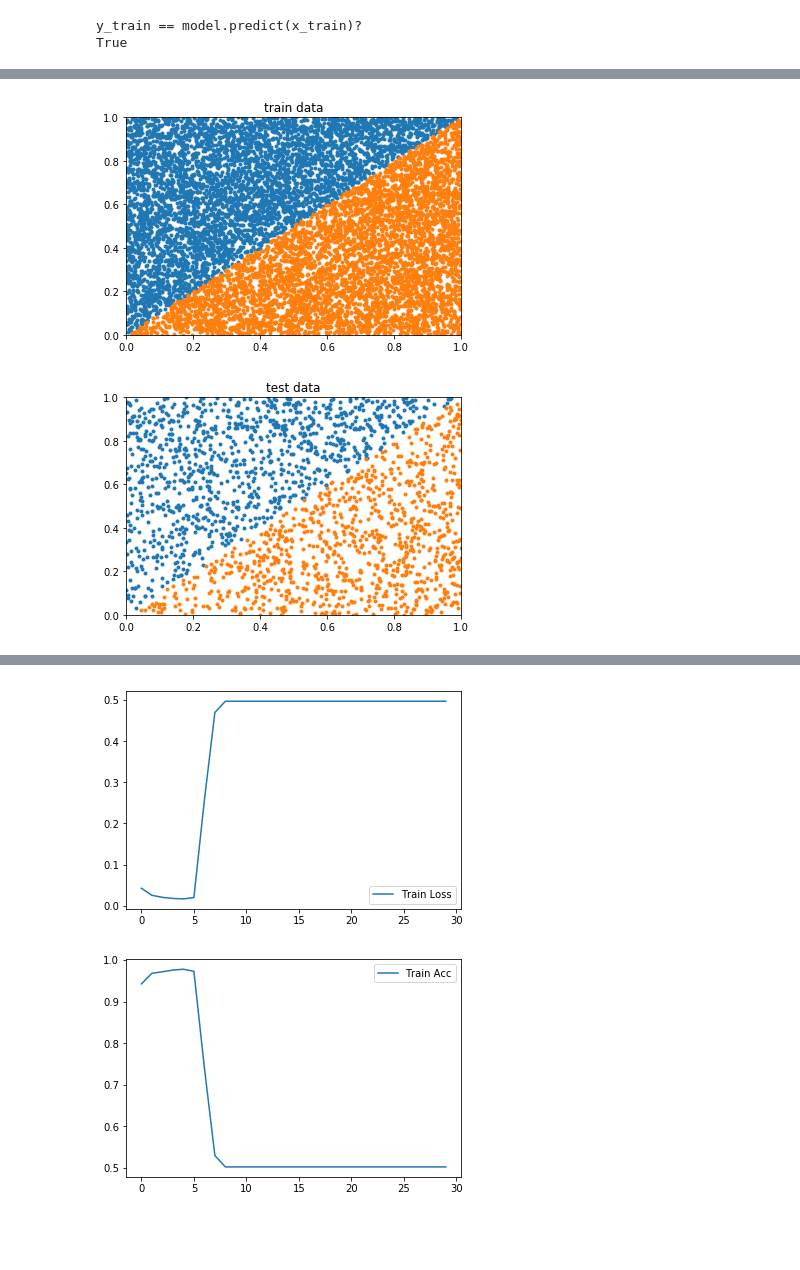
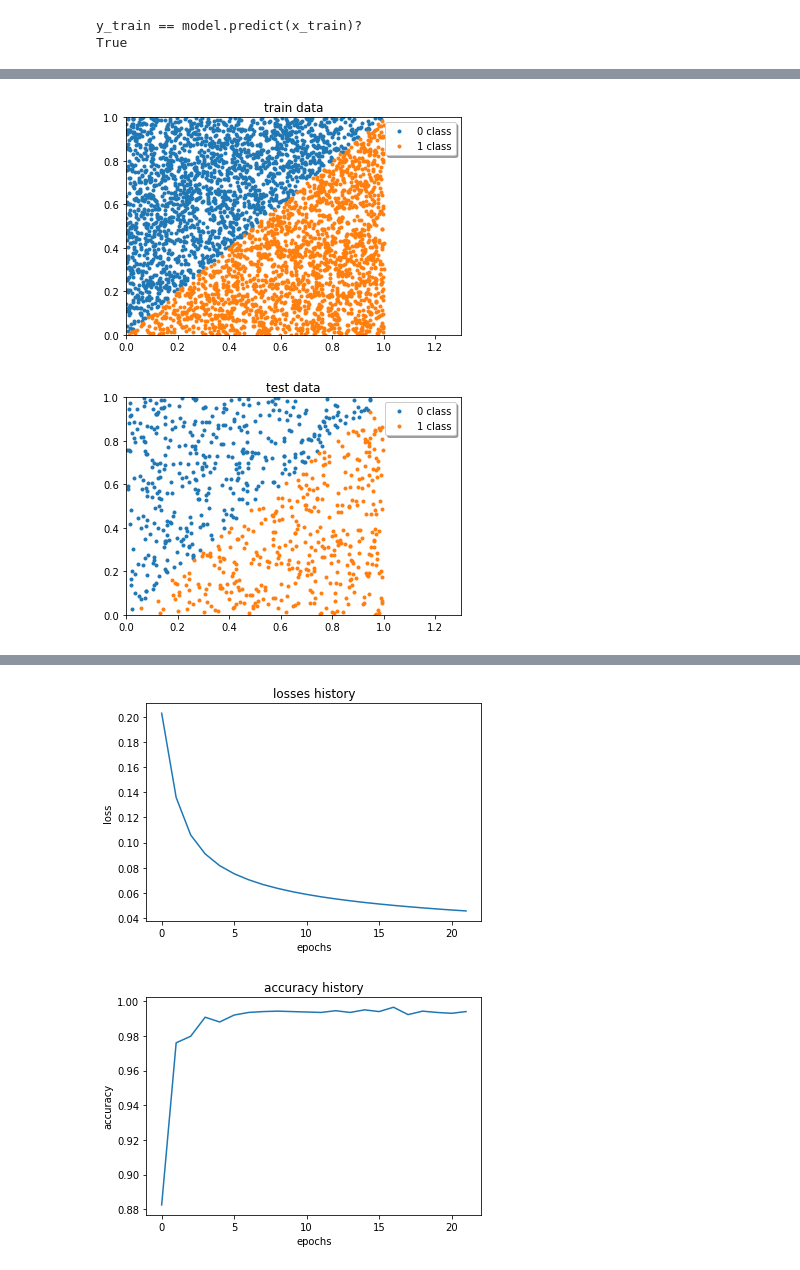
Before and after one commit to DanilaEremenko/NeuralNetwork, a Jupyter notebook: LABS/FirstLab/FirstReport.ipynb, the cells around one changed output, grey strips where cells are left out. Saved outputs shown, nothing was run; the diff lists cells and outputs as text; code cells hidden in the pictures; blank space fills up the shorter version.

```diff
--- a/LABS/FirstLab/FirstReport.ipynb
+++ b/LABS/FirstLab/FirstReport.ipynb
@@ -243,50 +226,44 @@ print(right / float(train_size) * 100, "%")
 # %%
-#5
+#5.1
 
-#Imports from standarts libraries
-from keras import Sequential
+import E_Flatness_Classificator_Data as dataset5
+from keras import Sequential, callbacks
 from keras.layers import Dense
 from keras.optimizers import SGD
 
+import ADDITIONAL.GUI_REPORTER as gr
 
-#Imports from local packages
-import ADDITIONAL.GUI_REPORTER as gr
-import E_Flatness_Classificator_Data as dataset5
+if __name__ == '__main__':
+    train_size = 4000
 
+    first_layer_nur = 1
+    lr = 0.3
+    batch_size = 20
+    epochs = 50
+    verbose = 1
 
-train_size = 10000
+    # func_type=[lin,n_lin]
+    (x_train, y_train), (x_test, y_test) = dataset5.load_data(train_size=train_size, show=True, k=1, b=0,
+                                                              func_type='lin')
 
-first_layer_nur = 40
-second_layer_nur = 20
-third_layer_nur = 5
-lr = 0.65
-batch_size = 15
-epochs = 30
-verbose = 1
+    model = Sequential()
 
-# func_type=[lin,n_lin]
-(x_train, y_train), (x_test, y_test) = dataset5.load_data(train_size=train_size, show=True, k=1, b=0,
-                                                          func_type='lin')
+    model.add(Dense(1, init='glorot_normal', activation='hard_sigmoid'))
 
-model = Sequential()
+    stopper = callbacks.EarlyStopping(monitor='acc', min_delta=0, patience=5, mode='max')
 
-model.add(Dense(first_layer_nur, input_dim=x_train.shape[1], init='glorot_normal', activation='relu'))
-model.add(Dense(second_layer_nur, init='glorot_normal', activation='linear'))
-model.add(Dense(third_layer_nur, init='glorot_normal', activation='linear'))
-model.add(Dense(1, init='he_normal', activation='hard_sigmoid'))
+    model.compile(loss='mean_squared_error', optimizer=SGD(lr=lr), metrics=['accuracy'])
 
-model.compile(loss='mean_squared_error', optimizer=SGD(lr=lr), metrics=['accuracy'])
+    # batch_size define speed of studying
+    history = model.fit(x_train, y_train, batch_size=batch_size, nb_epoch=epochs, callbacks=[stopper], verbose=verbose)
 
-# batch_size define speed of studying
-history = model.fit(x_train, y_train, batch_size=batch_size, epochs=epochs, verbose=verbose)
+    score = model.evaluate(x_test, y_test, verbose=1)
 
-score = model.evaluate(x_test, y_test, verbose=1)
-
-print("\naccuracy on train data\t %.f%%" % (history.history['acc'][epochs - 1] * 100))
-print("\naccuracy on testing data %.f%%" % (score[1] * 100))
-# print("loss on train data %.f%%" % (history.history['loss'][history.history] * 100))
-gr.plot_history_separte(history, save_path_acc="ACC.png", save_path_loss="LOSS.png",
-                        save=True, show=True)
+    print("\naccuracy on train data\t %.f%%" % (history.history['acc'][stopper.stopped_epoch] * 100))
+    print("\naccuracy on testing data %.f%%" % (score[1] * 100))
+    print("loss on train data %.f%%" % (history.history['loss'][stopper.stopped_epoch] * 100))
+    gr.plot_history_separte(history, save_path_acc="ACC.png", save_path_loss="LOSS.png",
+                            save=True, show=True)
 # %% [output]
-[figure, old version]
+[figure, new version]
-[figure, old version]
+[figure, new version]
@@ -310,2 +287,2 @@ accuracy on testing data 49%
-[figure, old version]
+[figure, new version]
-[figure, old version]
+[figure, new version]
```
Also changed, not shown: parts of 5 cells of this notebook.
